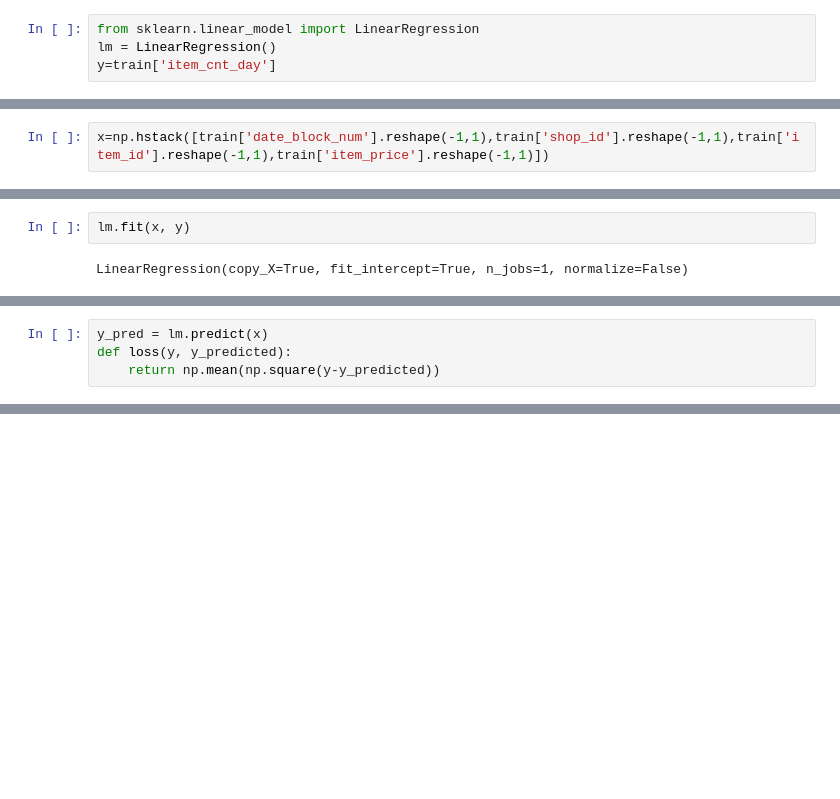
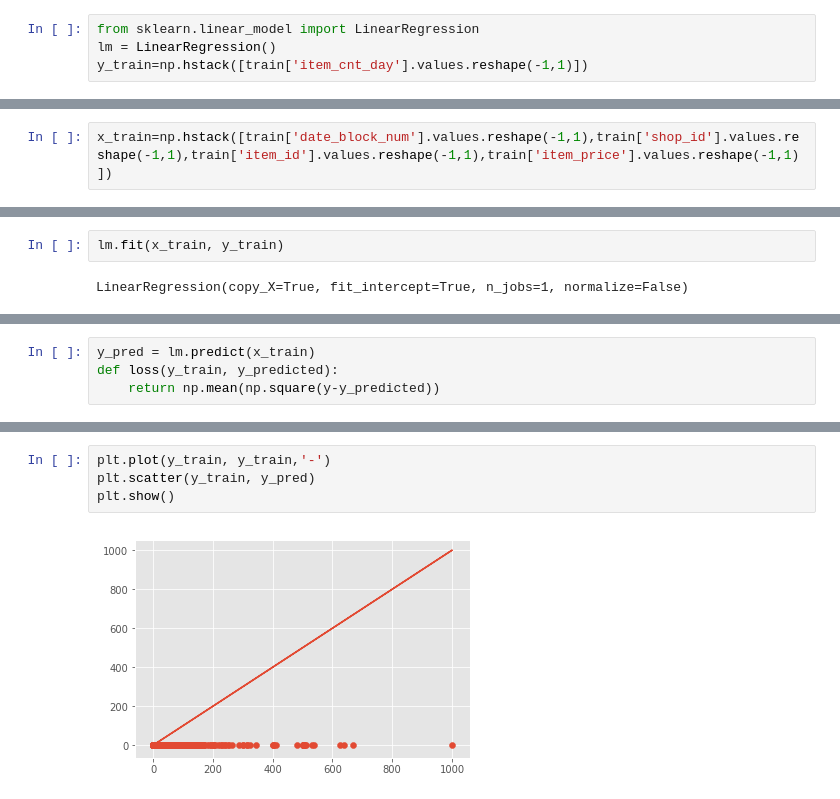
Before and after one commit to Siddarth5199/Predict-Future-Sales, a Jupyter notebook: DATA_VISUALIZATION.ipynb, the cells around one changed output, grey strips where cells are left out. Cells and saved outputs as stored; diff of their text form; blank space fills up the shorter version.

```diff
--- a/DATA_VISUALIZATION.ipynb
+++ b/DATA_VISUALIZATION.ipynb
@@ -63,4 +72,4 @@ print(train.shape)
 # %%
 from sklearn.linear_model import LinearRegression
 lm = LinearRegression()
-y=train['item_cnt_day']
+y_train=np.hstack([train['item_cnt_day'].values.reshape(-1,1)])
@@ -71,4 +99,4 @@ print (train.shape)
 # %% [output]
 (2918522, 7)
 # %%
-x=np.hstack([train['date_block_num'].reshape(-1,1),train['shop_id'].reshape(-1,1),train['item_id'].reshape(-1,1),train['item_price'].reshape(-1,1)])
+x_train=np.hstack([train['date_block_num'].values.reshape(-1,1),train['shop_id'].values.reshape(-1,1),train['item_id'].values.reshape(-1,1),train['item_price'].values.reshape(-1,1)])
@@ -91,5 +113,5 @@ array([[  2.30000000e+01,   2.50000000e+01,   1.21790000e+04,
 # %%
-lm.fit(x, y)
+lm.fit(x_train, y_train)
 # %% [output]
 LinearRegression(copy_X=True, fit_intercept=True, n_jobs=1, normalize=False)
 # %%
@@ -104,5 +140,5 @@ x_test=np.hstack([test['date_block_num'].reshape(-1,1),test['shop_id'].reshape(-
 # %%
-y_pred = lm.predict(x)
-def loss(y, y_predicted):
+y_pred = lm.predict(x_train)
+def loss(y_train, y_predicted):
     return np.mean(np.square(y-y_predicted))
 # %%
@@ -112 +158,7 @@ loss(y,y_pred)
+# %%
+plt.plot(y_train, y_train,'-')
+plt.scatter(y_train, y_pred)
+plt.show()
+# %% [output]
+[figure, added]
 # %%
```
Also changed, not shown: parts of 15 cells of this notebook.
